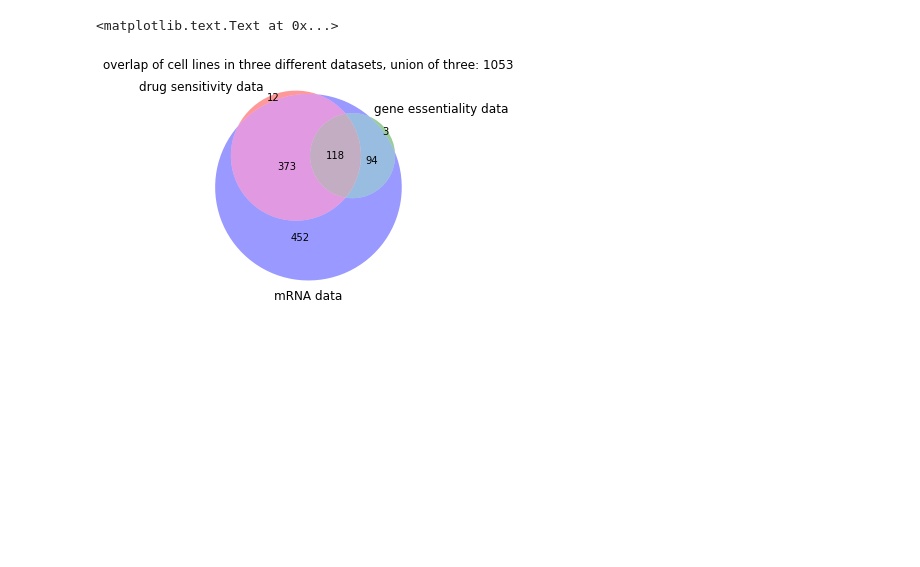
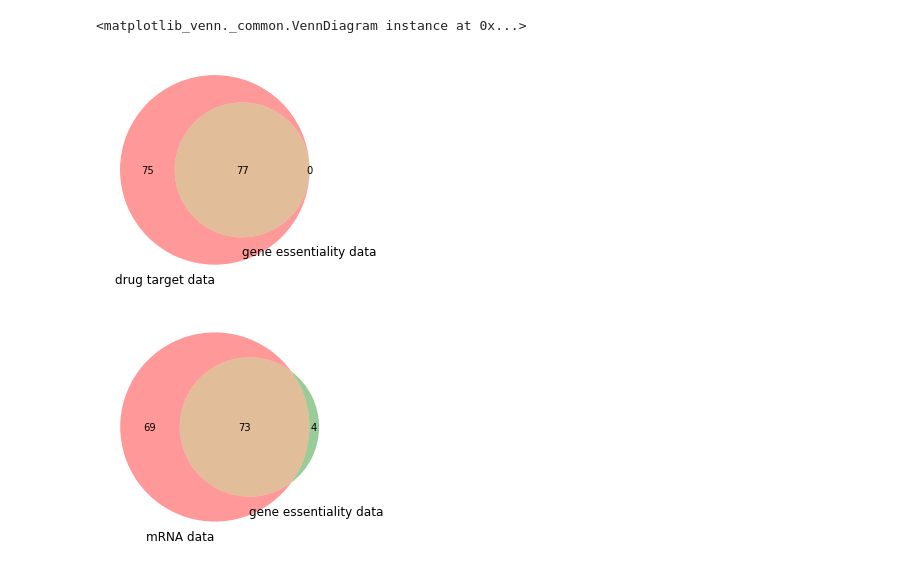
Before and after one commit to MollyZhang/drug_sensitivity_ML, a Jupyter notebook: profiling/Venn_diagrams.ipynb, the cells around one changed output. Cells and saved outputs as stored; diff of their text form; code cells hidden in the pictures; blank space fills up the shorter version.

```diff
--- a/profiling/Venn_diagrams.ipynb
+++ b/profiling/Venn_diagrams.ipynb
@@ -27,7 +30,25 @@ active_set = set(active_df[0])
-# %%
-labels = ["drug sensitivity data", "gene essentiality data", "mRNA data"]
-venn3(subsets=[sensitive_set, essential_set, active_set], set_labels=labels)
-plt.title("overlap of cell lines in three different datasets, union of three: 1053")
-# %% [output]
-<matplotlib.text.Text at 0x...>
-[figure, removed]
+# %%
+# Overlap between Genes
+
+drug_target_file = "../psl/data/first_model/drug_target.txt"
+drug_target_df = pd.read_csv(drug_target_file, delimiter="\t", header=None)
+gene_target_set = set(drug_target_df[1])
+essential_gene_set = set(essential_df[1])
+active_gene_set = set(active_df[1])
+plt.figure(1)
+venn2(subsets=[gene_target_set, essential_gene_set], set_labels=["drug target data", "gene essentiality data"])
+plt.figure(2)
+venn2(subsets=[active_gene_set, essential_gene_set], set_labels=["mRNA data", "gene essentiality data"])
+plt.figure(3)
+venn2(subsets=[gene_target_set, active_gene_set], set_labels=["drug target data", "gene essentiality data"])
+
+
+
+#labels = ["drug target data", "gene essentiality data", "mRNA data"]
+#venn3(subsets=[gene_target_set, essential_gene_set, active_gene_set], set_labels=labels)
+#plt.text(-1, -1, "Overlap of genes in three different datasets, union of three: 152", fontsize=13)
+#plt.savefig("../plots/gene_venn.png", dpi=200, bbox_inches='tight')
+# %% [output]
+<matplotlib_venn._common.VennDiagram instance at 0x...>
+[figure, added]
+[figure, added]
```
Also changed, not shown: parts of 4 cells of this notebook, 2 other files.
